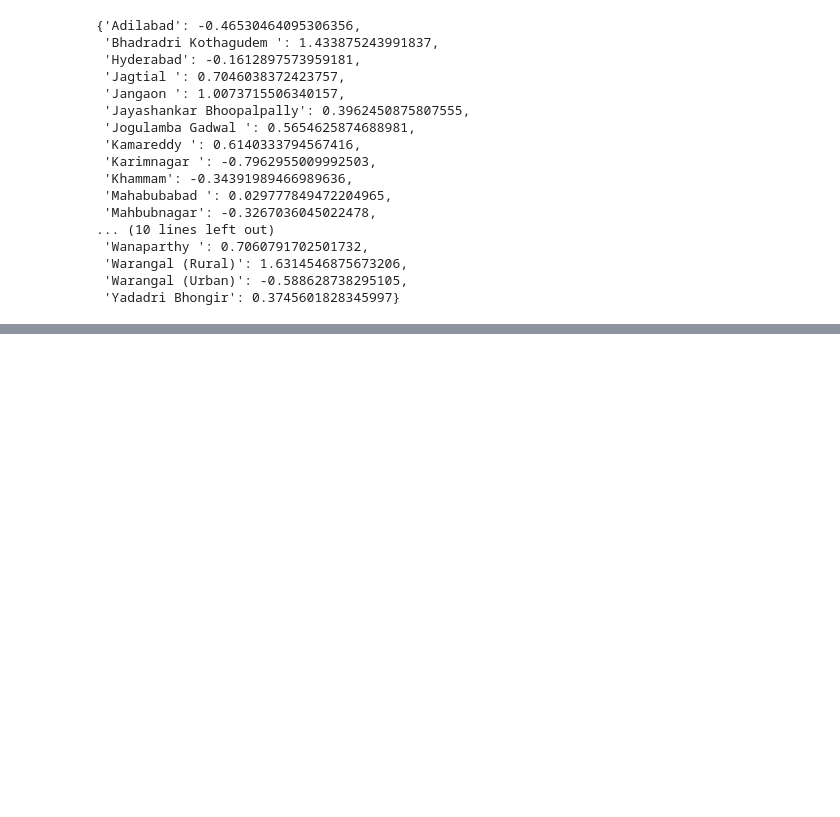
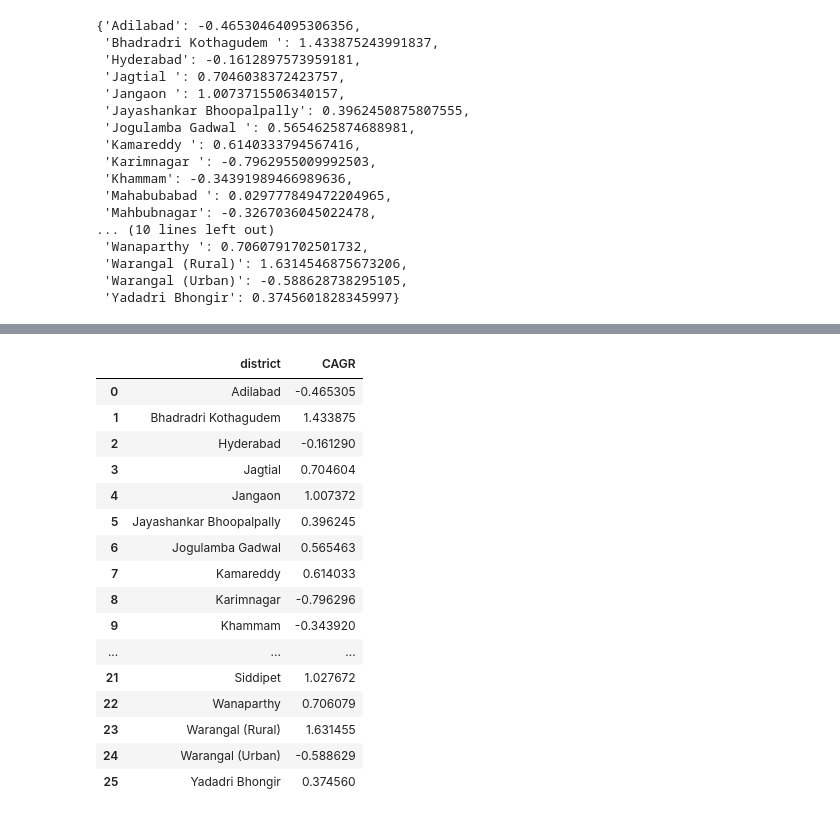
Before and after one commit to sourabhms66/Tourism_Revenue, a Jupyter notebook: codes.ipynb, the cells around one changed output, grey strips where cells are left out. Saved outputs shown, nothing was run; the diff lists cells and outputs as text; code cells hidden in the pictures; blank space fills up the shorter version.

```diff
--- a/codes.ipynb
+++ b/codes.ipynb
@@ -401,3 +423,25 @@ cagr
+# %%
+cagr_df = pd.DataFrame(list(cagr.items()), columns=['district', 'CAGR'])
+# %%
+cagr_df
+# %% [output]
+|  | district | CAGR |
+| 0 | Adilabad | -0.465305 |
+| 1 | Bhadradri Kothagudem | 1.433875 |
+| 2 | Hyderabad | -0.161290 |
+| 3 | Jagtial | 0.704604 |
+| 4 | Jangaon | 1.007372 |
+| 5 | Jayashankar Bhoopalpally | 0.396245 |
+| 6 | Jogulamba Gadwal | 0.565463 |
+| 7 | Kamareddy | 0.614033 |
+| 8 | Karimnagar | -0.796296 |
+| 9 | Khammam | -0.343920 |
+| ... | ... | ... |
+| 21 | Siddipet | 1.027672 |
+| 22 | Wanaparthy | 0.706079 |
+| 23 | Warangal (Rural) | 1.631455 |
+| 24 | Warangal (Urban) | -0.588629 |
+| 25 | Yadadri Bhongir | 0.374560 |
 # %%
 def calculate_cagr(df):
     # Pivot the DataFrame to get visitors per year for each district
```
Also changed, not shown: parts of 2 cells of this notebook.
